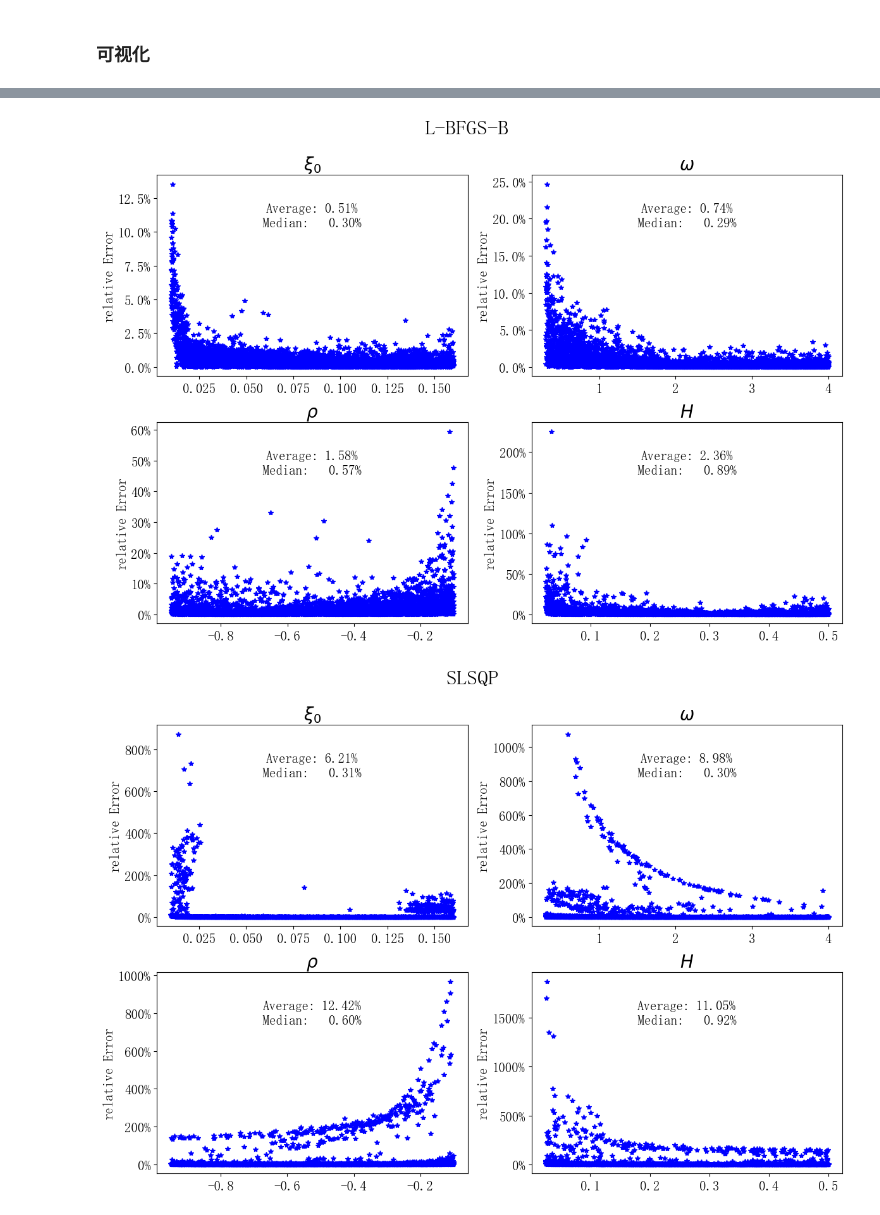
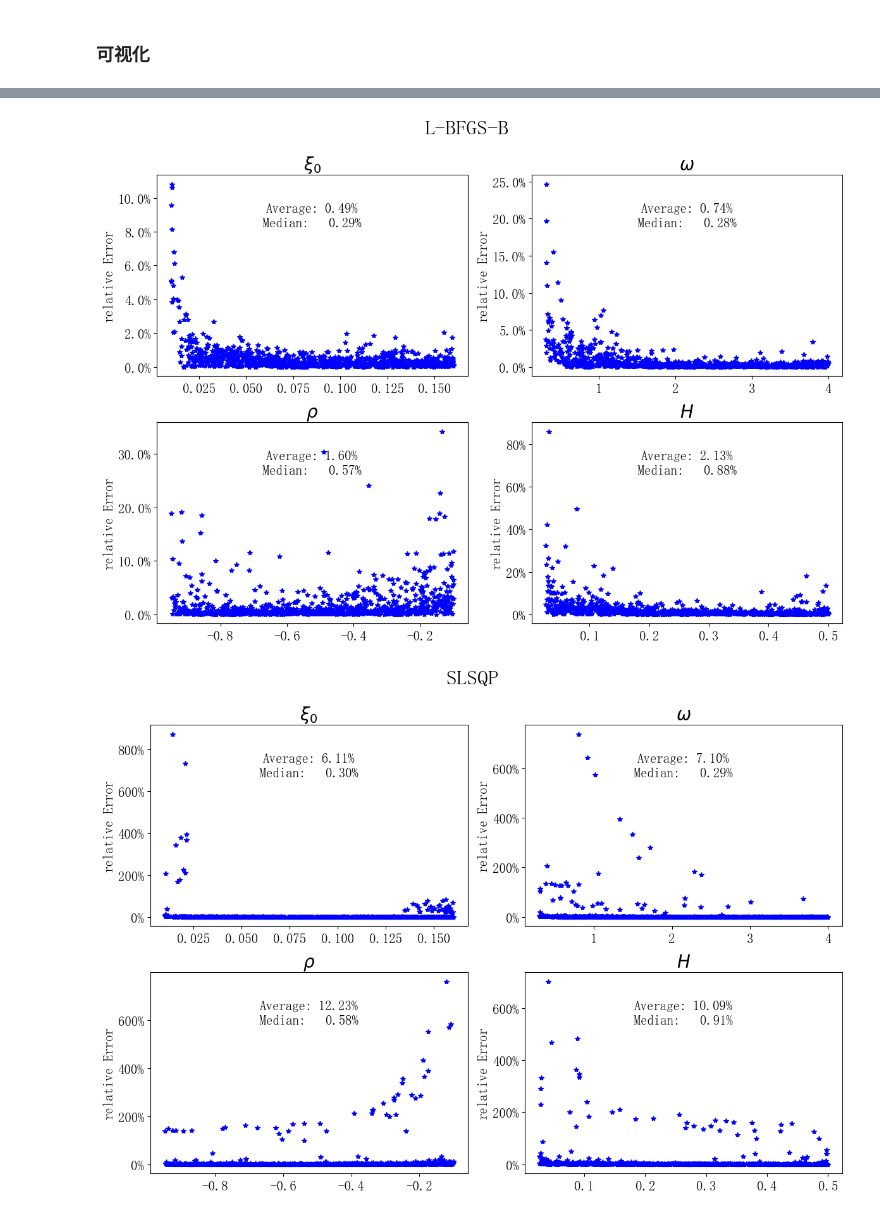
Before and after one commit to Greenmilkvvv/Deep-GLU-Calibrating, a Jupyter notebook: Calibrating/rBergomi/rBergomi_SwiGLU_calibrate_scipy_quasi_newton.ipynb, the cells around one changed output, grey strips where cells are left out. Cells and saved outputs as stored; diff of their text form; code cells hidden in the pictures.

```diff
--- a/Calibrating/rBergomi/rBergomi_SwiGLU_calibrate_scipy_quasi_newton.ipynb
+++ b/Calibrating/rBergomi/rBergomi_SwiGLU_calibrate_scipy_quasi_newton.ipynb
@@ -80,7 +80,7 @@ def CostFunc(x,sample_ind):
         np.power((model(torch.from_numpy(x)).detach().numpy() - y_test_transform[sample_ind]),2)
     )
 
-Approx_scipy, Timing_scipy = calibrate_with_scipy(CostFunc, x_test_transform, upper_bound, lower_bound)
+Approx_scipy, Timing_scipy = calibrate_with_scipy(CostFunc, x_test_transform[:1000], upper_bound, lower_bound)
 # %% [output]
 SciPy 优化结果 (前 3 轮):
  [[[ 0.10458155  0.5708503  -0.749414    0.24719907]
@@ -99,12 +99,12 @@ SciPy 优化时间 (前 3 轮):
 # %%
-methods=["L-BFGS-B ","SLSQP","BFGS"]
+# methods=["L-BFGS-B ","SLSQP","BFGS"]
 
-for i in range(3):
-    Approx_scipy_lst=[Approx_scipy[j][i] for j in range(len(Approx_scipy))]
-    Timing_scipy_lst=[Timing_scipy[j][i] for j in range(len(Timing_scipy))]
+# for i in range(3):
+#     Approx_scipy_lst=[Approx_scipy[j][i] for j in range(len(Approx_scipy))]
+#     Timing_scipy_lst=[Timing_scipy[j][i] for j in range(len(Timing_scipy))]
 
-    np.savetxt(f"../../Results/Calibration/rBergomi_SwiGLU_calibrate_scipy_quasi_newton_{methods[i]}.txt", Approx_scipy_lst)
-    np.savetxt(f"../../Results/Calibration/rBergomi_SwiGLU_calibrate_scipy_quasi_newton_{methods[i]}_time.txt", Timing_scipy_lst)
+#     np.savetxt(f"../../Results/Calibration/rBergomi_SwiGLU_calibrate_scipy_quasi_newton_{methods[i]}.txt", Approx_scipy_lst)
+#     np.savetxt(f"../../Results/Calibration/rBergomi_SwiGLU_calibrate_scipy_quasi_newton_{methods[i]}_time.txt", Timing_scipy_lst)
 # %% [markdown]
 ### 可视化
 # %%
@@ -123,28 +123,28 @@ plt.show()
 # %%
 x_test = params_inv_scaler(x_test_transform, upper_bound, lower_bound)
 
 for mtd in range(3):
     LMParameters = [Approx_scipy[i][mtd] for i in range(len(Approx_scipy))]
     LMParameters = np.array(LMParameters)
 
     titles=["$\\xi_0$","$\\omega$","$\\rho$","$H$"]
-    average=np.zeros([4,6000])
+    average=np.zeros([4,1000])
     fig=plt.figure(figsize=(12,8))
     for u in range(4):
         ax=plt.subplot(2,2,u+1)
-        x=x_test[:6000,u]
-        plt.plot(x,100*np.abs(LMParameters[:6000,u]-x)/np.abs(x),'b*')
-        average[u,:]=np.abs(LMParameters[:6000,u]-x)/np.abs(x)
+        x=x_test[:1000,u]
+        plt.plot(x,100*np.abs(LMParameters[:1000,u]-x)/np.abs(x),'b*')
+        average[u,:]=np.abs(LMParameters[:1000,u]-x)/np.abs(x)
 
         plt.title(titles[u],fontsize=20)
         plt.ylabel('relative Error',fontsize=15)
         plt.gca().yaxis.set_major_formatter(mtick.PercentFormatter() )
         plt.tick_params(axis='both', which='major', labelsize=15)
         plt.tick_params(axis='both', which='minor', labelsize=15)
         plt.text(0.5, 0.8, 'Average: %1.2f%%\n Median:   %1.2f%% '%(np.mean(100*average[u,:]),np.quantile(100*average[u,:],0.5)), horizontalalignment='center',verticalalignment='center', transform=ax.transAxes,fontsize=15)
     plt.tight_layout()
     plt.suptitle(f"{methods[mtd]}", fontsize=24, y=1.05)
     plt.show()
 # %% [output]
-[figure, old version]
+[figure, new version]
-[figure, old version]
+[figure, new version]
```
Also changed, not shown: parts of 3 cells of this notebook, 4 other files.
